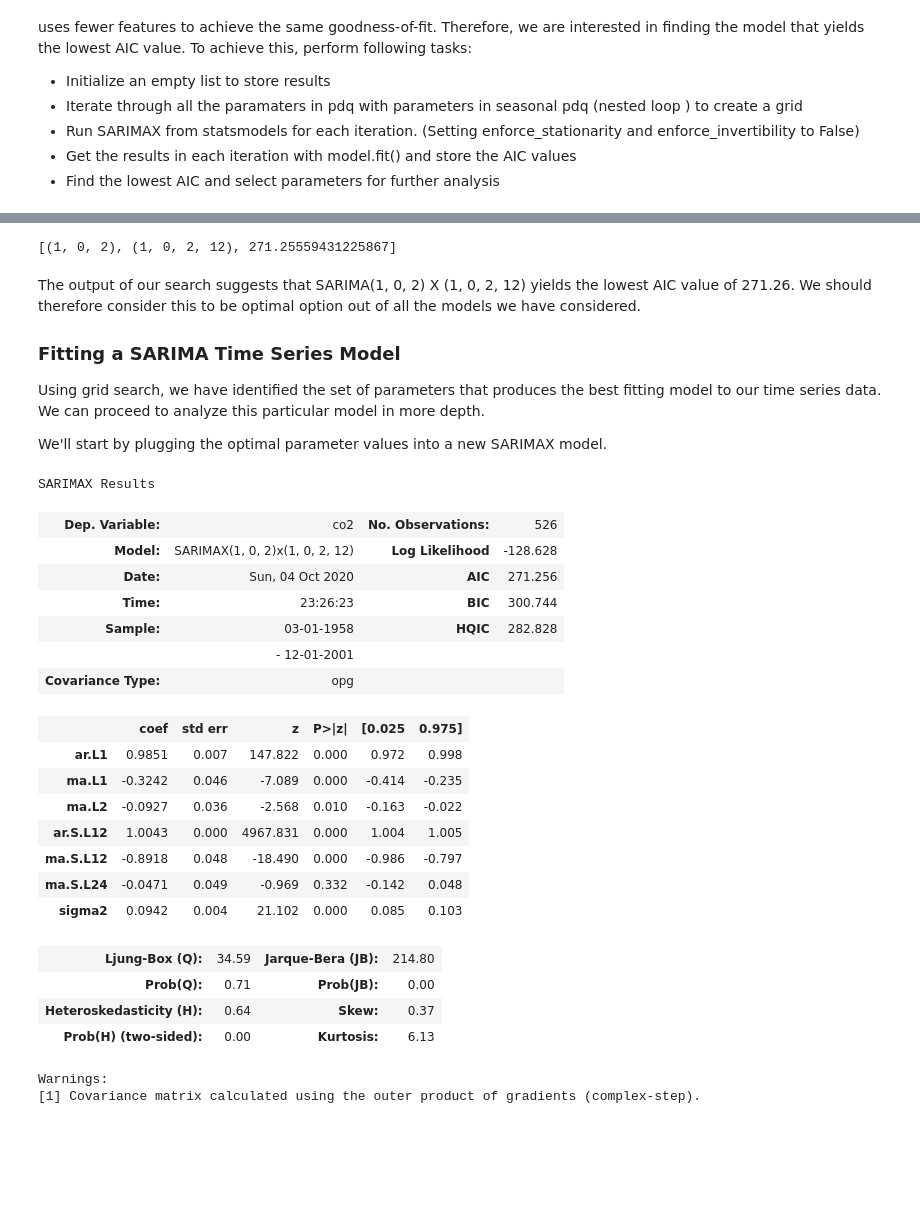
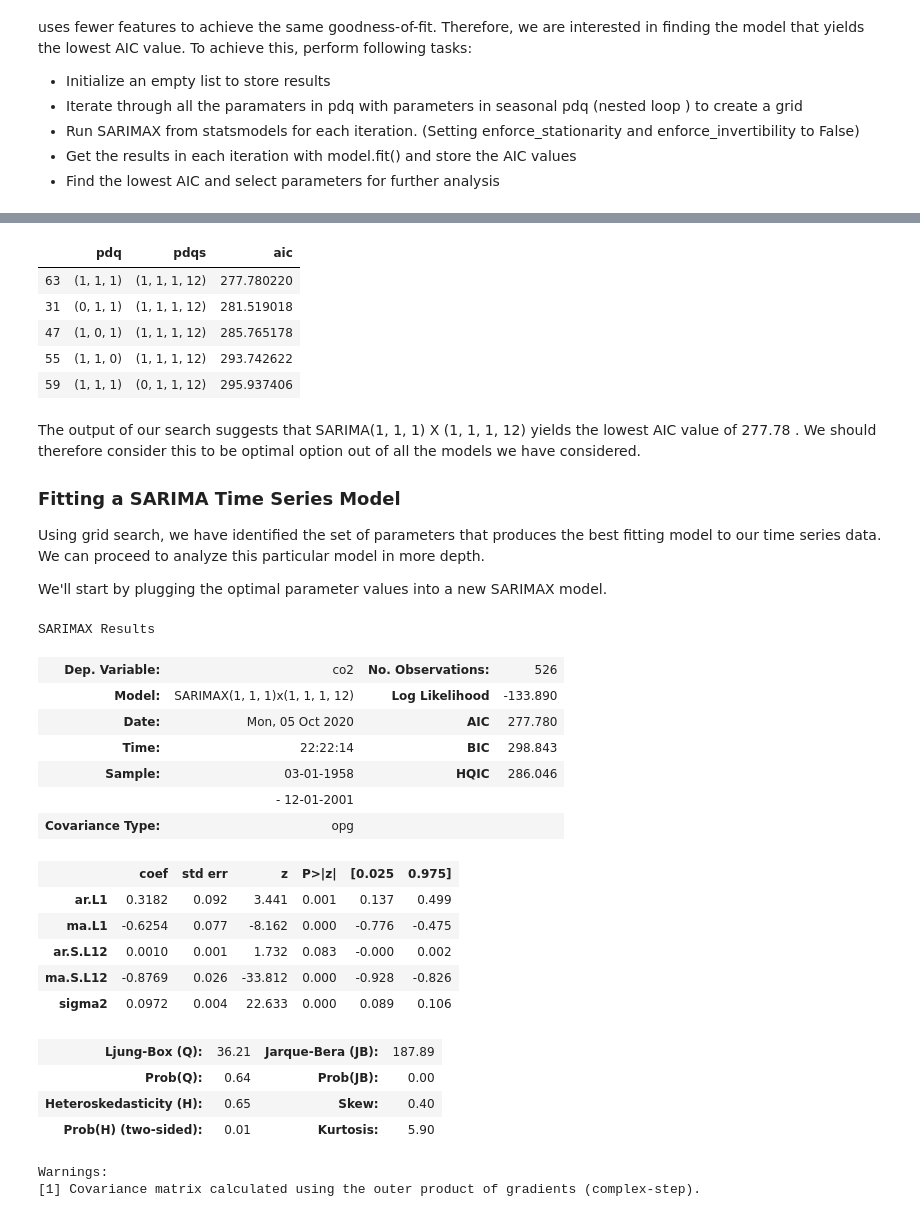
Before and after one commit to luluvalakdawala/Co2_forecasting, a Jupyter notebook: arima_models.ipynb, the cells around one changed output, grey strips where cells are left out. Drawn from its saved outputs; the diff is of its cells as text; code cells hidden in the pictures; blank space fills up the shorter version.

Commit message:
model diagnostics

```diff
--- a/arima_models.ipynb
+++ b/arima_models.ipynb
@@ -149,10 +159,16 @@ SARIMA (2, 2, 2) X (2, 2, 2, 12) : AIC = 354.66104958698804
-# %%
-aic_scores = sorted(aic_scores, key=lambda x: x[2])
-aic_scores[0]
-# %% [output]
-[(1, 0, 2), (1, 0, 2, 12), 271.25559431225867]
+# %%
+aic_scores_df = pd.DataFrame(aic_scores, columns=['pdq', 'pdqs', 'aic'])
+aic_scores_df.sort_values(by=['aic'], inplace=True)
+aic_scores_df.head()
+# %% [output]
+|  | pdq | pdqs | aic |
+| 63 | (1, 1, 1) | (1, 1, 1, 12) | 277.780220 |
+| 31 | (0, 1, 1) | (1, 1, 1, 12) | 281.519018 |
+| 47 | (1, 0, 1) | (1, 1, 1, 12) | 285.765178 |
+| 55 | (1, 1, 0) | (1, 1, 1, 12) | 293.742622 |
+| 59 | (1, 1, 1) | (0, 1, 1, 12) | 295.937406 |
 # %% [markdown]
-The output of our search suggests that SARIMA(1, 0, 2) X (1, 0, 2, 12) yields the lowest AIC value of 271.26. We should therefore consider this to be optimal option out of all the models we have considered.
+The output of our search suggests that SARIMA(1, 1, 1) X (1, 1, 1, 12) yields the lowest AIC value of 277.78 . We should therefore consider this to be optimal option out of all the models we have considered.
 
 ### Fitting a SARIMA Time Series Model
 
@@ -162,36 +178,34 @@ We'll start by plugging the optimal parameter values into a new SARIMAX model.
 # %%
 # Plug the optimal parameter values into a new SARIMAX model
 sarima_model = sm.tsa.statespace.SARIMAX(co2,
-order= (1,0,2),
-seasonal_order=(1,0,2,12),
+order= (1,1,1),
+seasonal_order=(1,1,1,12),
 enforce_stationarity=False,
 enforce_invertibility=False)
 
 # Fit the model and print results
 result = sarima_model.fit()
 
 result.summary()
 # %% [output]
 SARIMAX Results
 | Dep. Variable: | co2 | No. Observations: | 526 |
-| Model: | SARIMAX(1, 0, 2)x(1, 0, 2, 12) | Log Likelihood | -128.628 |
-| Date: | Sun, 04 Oct 2020 | AIC | 271.256 |
-| Time: | 23:26:23 | BIC | 300.744 |
-| Sample: | 03-01-1958 | HQIC | 282.828 |
+| Model: | SARIMAX(1, 1, 1)x(1, 1, 1, 12) | Log Likelihood | -133.890 |
+| Date: | Mon, 05 Oct 2020 | AIC | 277.780 |
+| Time: | 22:22:14 | BIC | 298.843 |
+| Sample: | 03-01-1958 | HQIC | 286.046 |
 |  | - 12-01-2001 |  |  |
 | Covariance Type: | opg |  |  |
 |  | coef | std err | z | P>|z| | [0.025 | 0.975] |
-| ar.L1 | 0.9851 | 0.007 | 147.822 | 0.000 | 0.972 | 0.998 |
-| ma.L1 | -0.3242 | 0.046 | -7.089 | 0.000 | -0.414 | -0.235 |
-| ma.L2 | -0.0927 | 0.036 | -2.568 | 0.010 | -0.163 | -0.022 |
-| ar.S.L12 | 1.0043 | 0.000 | 4967.831 | 0.000 | 1.004 | 1.005 |
-| ma.S.L12 | -0.8918 | 0.048 | -18.490 | 0.000 | -0.986 | -0.797 |
-| ma.S.L24 | -0.0471 | 0.049 | -0.969 | 0.332 | -0.142 | 0.048 |
-| sigma2 | 0.0942 | 0.004 | 21.102 | 0.000 | 0.085 | 0.103 |
+| ar.L1 | 0.3182 | 0.092 | 3.441 | 0.001 | 0.137 | 0.499 |
+| ma.L1 | -0.6254 | 0.077 | -8.162 | 0.000 | -0.776 | -0.475 |
+| ar.S.L12 | 0.0010 | 0.001 | 1.732 | 0.083 | -0.000 | 0.002 |
+| ma.S.L12 | -0.8769 | 0.026 | -33.812 | 0.000 | -0.928 | -0.826 |
+| sigma2 | 0.0972 | 0.004 | 22.633 | 0.000 | 0.089 | 0.106 |
-| Ljung-Box (Q): | 34.59 | Jarque-Bera (JB): | 214.80 |
-| Prob(Q): | 0.71 | Prob(JB): | 0.00 |
-| Heteroskedasticity (H): | 0.64 | Skew: | 0.37 |
-| Prob(H) (two-sided): | 0.00 | Kurtosis: | 6.13 |
+| Ljung-Box (Q): | 36.21 | Jarque-Bera (JB): | 187.89 |
+| Prob(Q): | 0.64 | Prob(JB): | 0.00 |
+| Heteroskedasticity (H): | 0.65 | Skew: | 0.40 |
+| Prob(H) (two-sided): | 0.01 | Kurtosis: | 5.90 |
 Warnings:
 [1] Covariance matrix calculated using the outer product of gradients (complex-step).
 # %%
```
Also changed, not shown: parts of 12 cells of this notebook.
